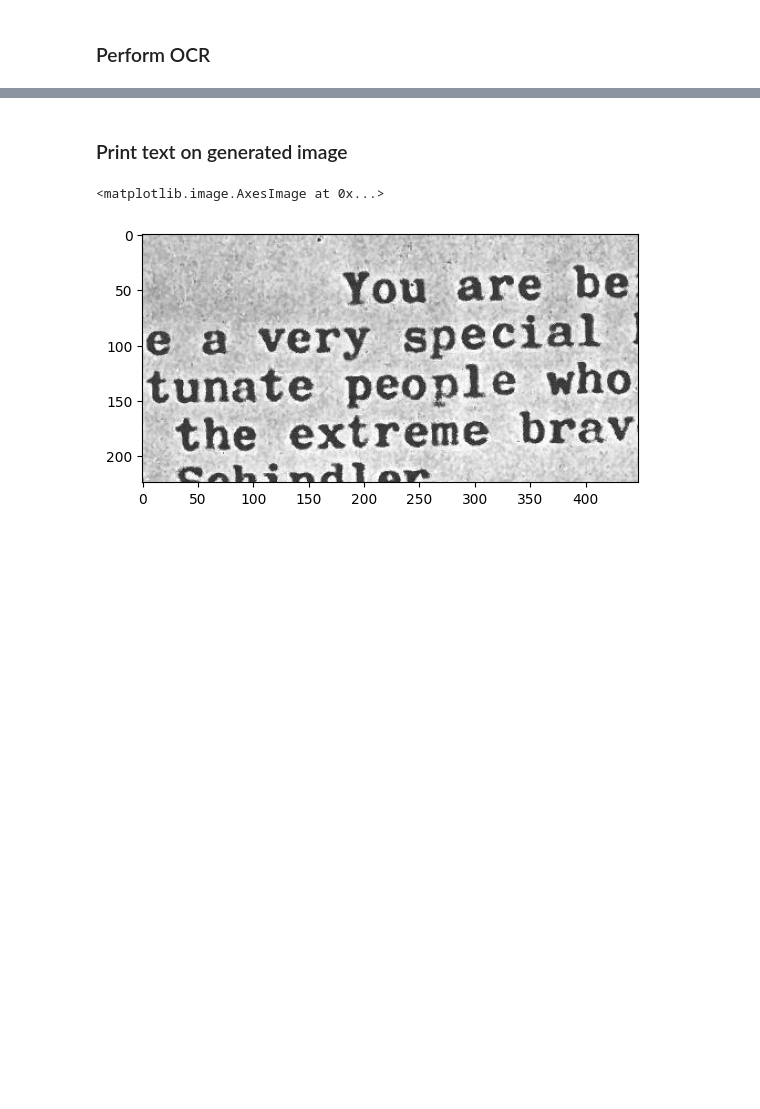
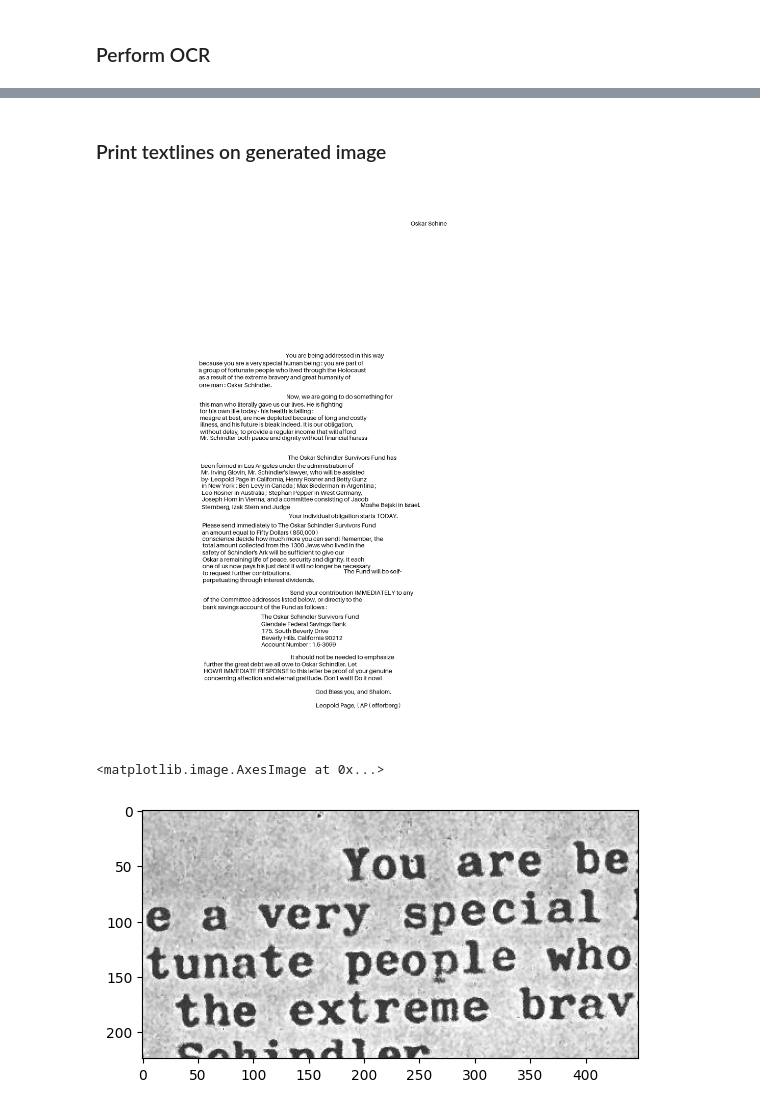
Before and after one commit to pluniak/ocrd, a Jupyter notebook: notebooks/pipeline.ipynb, the cells around one changed output, grey strips where cells are left out. Drawn from its saved outputs; the diff is of its cells as text; code cells hidden in the pictures; blank space fills up the shorter version.

```diff
--- a/notebooks/pipeline.ipynb
+++ b/notebooks/pipeline.ipynb
@@ -73,2 +73,4 @@ textlines = imageio.imread('../test_data/schindler_binarizedFast_textlines.png')
 # %%
-img_resized = return_scaled_image(img, 1, img.shape[1])
+img_resized = return_scaled_image(img, 1, img.shape[1]) # textline_segments where predicted on rescaled image
+textline_images = extract_and_deskew_textlines(img_resized, textline_segments[...,0])
+len(textline_images['array'])
@@ -75,3 +78,0 @@ img_resized = return_scaled_image(img, 1, img.shape[1])
-# %%
-textline_images = extract_and_deskew_textlines(img_resized, textlines[...,0])
-len(textline_images['array'])
@@ -111,5 +91,5 @@ Processing image no. 41 of 47
 # %%
-#write_dict_to_json(textline_preds, '../test_data/schindler_preds.json')
-textline_preds = load_json_to_dict('../test_data/schindler_preds.json')
+write_dict_to_json(textline_preds, '../test_data/schindler_predsDetailed.json')
+textline_preds = load_json_to_dict('../test_data/schindler_predsDetailed.json')
 # %% [markdown]
-### Print text on generated image
+### Print textlines on generated image
@@ -150,3 +96,8 @@ img_gen.show()  # Uncomment this line to display the image
+# %%
+img_gen = create_text_overlay_image(textline_images, textline_preds, (img_resized.shape[0], img_resized.shape[1]), font_size=30)
+img_gen
+# %% [output]
+[figure, added]
 # %%
 cropped_img = img[1000:1224,1000:1448]
 cropped_img = np.expand_dims(cropped_img, 0)
```
Also changed, not shown: parts of 20 cells of this notebook, 5 other files.
